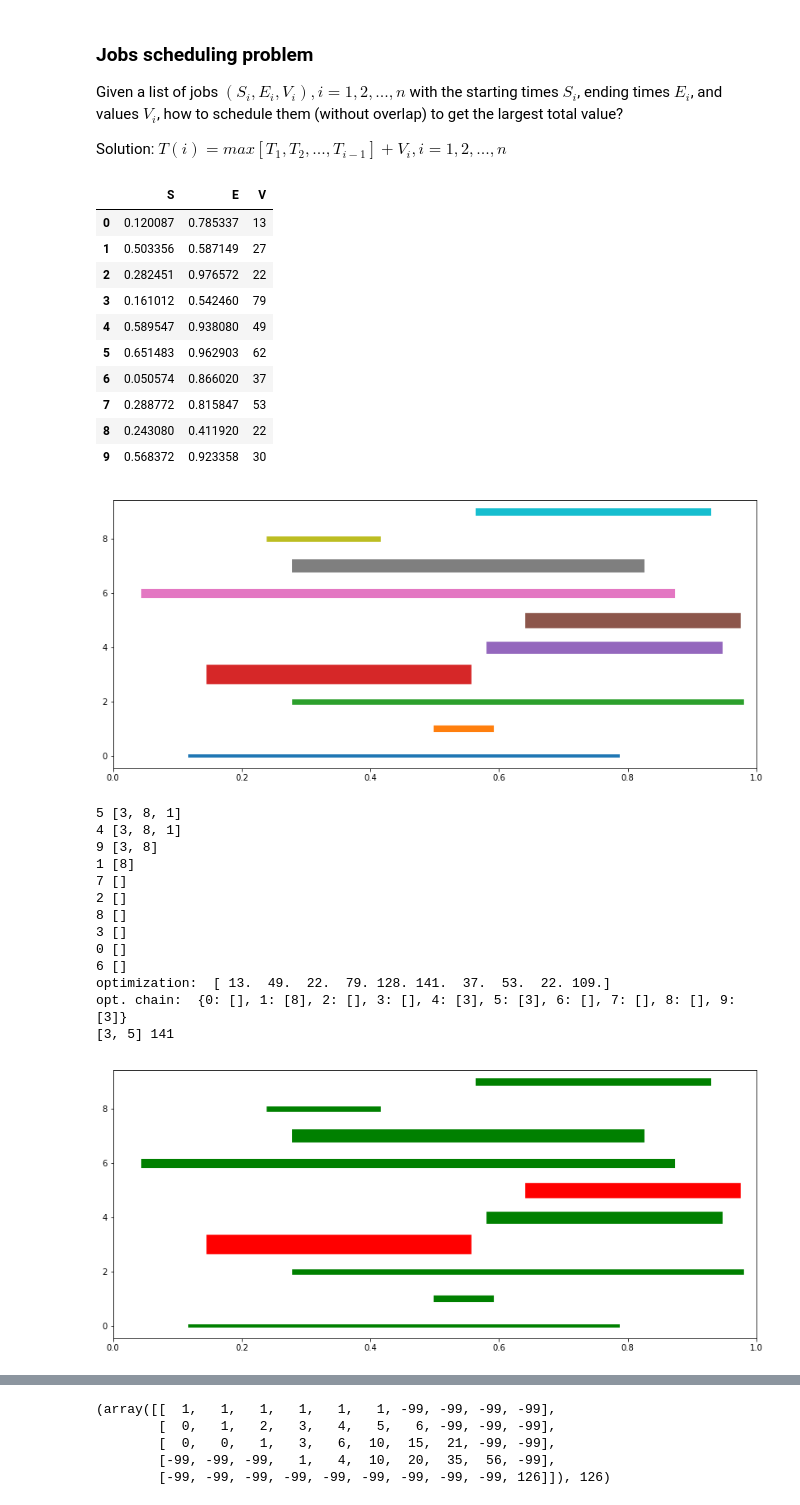
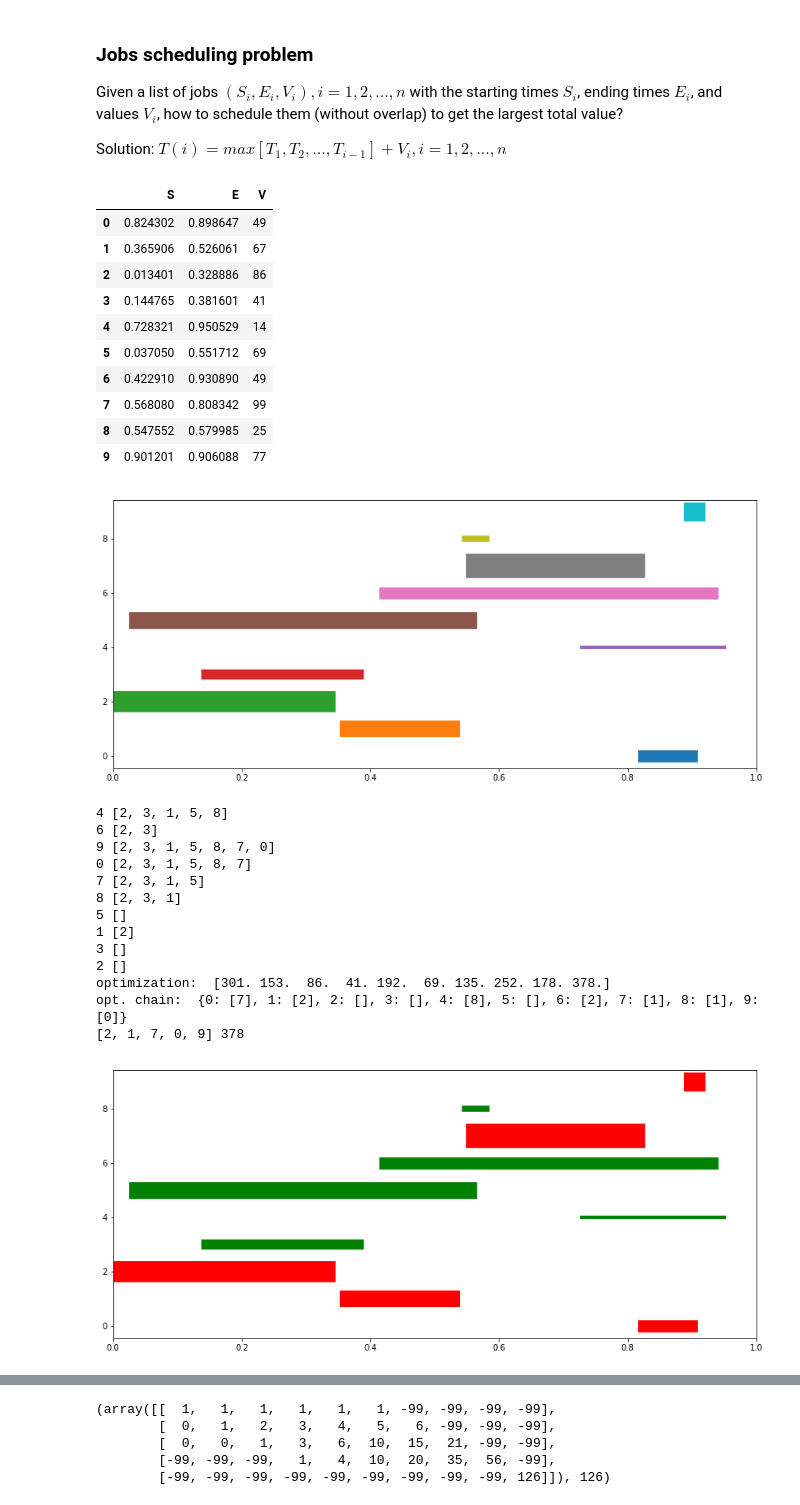
Before and after one commit to yhyoscar/sklearn-study, a Jupyter notebook: 20180325_DynamicProgramming/notes_DynamicProgramming.ipynb, the cells around one changed output, grey strips where cells are left out. Cells and saved outputs as stored; diff of their text form; code cells hidden in the pictures.

```diff
--- a/20180325_DynamicProgramming/notes_DynamicProgramming.ipynb
+++ b/20180325_DynamicProgramming/notes_DynamicProgramming.ipynb
@@ -71,7 +71,7 @@ def fib3(n):
         s0[i] = s0[i-1] + s0[i-2]
     return s0[n]
 
-n = 40
+n = 32
 for k in range(3):
     t0 = time.time()
     if k==0: x = fib1(n);
@@ -255,25 +255,29 @@ import numpy as np
 def jobs_random(n=10):
     jobs = {'S':[], 'E':[], 'V':[]}
     for i in range(n):
-        jobs['S'].append( np.random.uniform(low=0, high=1) )
-        jobs['E'].append( np.random.uniform(low=jobs['S'][-1], high=1) )
-        jobs['V'].append( int(np.random.uniform(low=1, high=100)) )
+        jobs['S'].append( np.random.uniform( \
+                            low=0, high=1) )
+        jobs['E'].append( np.random.uniform( \
+                    low=jobs['S'][-1], high=1) )
+        jobs['V'].append( \
+             int(np.random.uniform(low=1, high=100)) )
     return jobs
 
-jobs = pd.DataFrame( jobs_random(n=10), columns=['S', 'E', 'V'] )
+jobs = pd.DataFrame( jobs_random(n=10),
+                    columns=['S', 'E', 'V'] )
 jobs
 # %% [output]
 |  | S | E | V |
-| 0 | 0.120087 | 0.785337 | 13 |
-| 1 | 0.503356 | 0.587149 | 27 |
-| 2 | 0.282451 | 0.976572 | 22 |
-| 3 | 0.161012 | 0.542460 | 79 |
-| 4 | 0.589547 | 0.938080 | 49 |
-| 5 | 0.651483 | 0.962903 | 62 |
-| 6 | 0.050574 | 0.866020 | 37 |
-| 7 | 0.288772 | 0.815847 | 53 |
-| 8 | 0.243080 | 0.411920 | 22 |
-| 9 | 0.568372 | 0.923358 | 30 |
+| 0 | 0.824302 | 0.898647 | 49 |
+| 1 | 0.365906 | 0.526061 | 67 |
+| 2 | 0.013401 | 0.328886 | 86 |
+| 3 | 0.144765 | 0.381601 | 41 |
+| 4 | 0.728321 | 0.950529 | 14 |
+| 5 | 0.037050 | 0.551712 | 69 |
+| 6 | 0.422910 | 0.930890 | 49 |
+| 7 | 0.568080 | 0.808342 | 99 |
+| 8 | 0.547552 | 0.579985 | 25 |
+| 9 | 0.901201 | 0.906088 | 77 |
 # %%
 import matplotlib
 %matplotlib inline
@@ -281,18 +285,19 @@ import matplotlib.pyplot as plt
 
 plt.figure(figsize=(14,6))
 for i in range(10):
-    plt.plot([jobs['S'][i], jobs['E'][i]], [i, i], lw=30.0*jobs['V'][i]/100)
+    plt.plot([jobs['S'][i],
+      jobs['E'][i]], [i, i], lw=30.0*jobs['V'][i]/100)
 plt.xlim([0,1])
 plt.show()
 # %% [output]
-[figure, old version]
+[figure, new version]
 # %%
 # bottom-up approach
 def jobschedule_bottomup(jobs):
     n = len(jobs)
 
     # 1. Decomposite: establish the recursive table
-    sid = list(jobs.sort_values(['S']).index)
+    sid = list(jobs.sort_values(['E']).index)
     rt  = {i:[]  for i in range(n)}
     opt = np.zeros([n])
     chain = {i:[]  for i in range(n)}
@@ -308,7 +313,8 @@ def jobschedule_bottomup(jobs):
             opt[sid[i]] = jobs['V'][sid[i]]
         else:
             k = np.argmax(opt[rt[sid[i]]])
-            opt[sid[i]] = jobs['V'][sid[i]] + opt[rt[sid[i]]][k]
+            opt[sid[i]] = jobs['V'][sid[i]] + \
+                opt[rt[sid[i]]][k]
             chain[sid[i]].append(rt[sid[i]][k])
     bs = [np.argmax(opt)]
     while(len(chain[bs[-1]]) > 0):
@@ -320,27 +326,29 @@ def jobschedule_bottomup(jobs):
 bs, bv = jobschedule_bottomup(jobs)
 print(bs, bv)
 # %% [output]
-5 [3, 8, 1]
-4 [3, 8, 1]
-9 [3, 8]
-1 [8]
-7 []
+4 [2, 3, 1, 5, 8]
+6 [2, 3]
+9 [2, 3, 1, 5, 8, 7, 0]
+0 [2, 3, 1, 5, 8, 7]
+7 [2, 3, 1, 5]
+8 [2, 3, 1]
+5 []
+1 [2]
+3 []
 2 []
-8 []
-3 []
-0 []
-6 []
-optimization:  [ 13.  49.  22.  79. 128. 141.  37.  53.  22. 109.]
-opt. chain:  {0: [], 1: [8], 2: [], 3: [], 4: [3], 5: [3], 6: [], 7: [], 8: [], 9: [3]}
-[3, 5] 141
+optimization:  [301. 153.  86.  41. 192.  69. 135. 252. 178. 378.]
+opt. chain:  {0: [7], 1: [2], 2: [], 3: [], 4: [8], 5: [], 6: [2], 7: [1], 8: [1], 9: [0]}
+[2, 1, 7, 0, 9] 378
 # %%
 plt.figure(figsize=(14,6))
 for i in range(10):
     if i in bs: c='r'
     else: c = 'g'
-    plt.plot([jobs['S'][i], jobs['E'][i]], [i, i], lw=30.0*jobs['V'][i]/100, c=c)
+    plt.plot([jobs['S'][i], \
+          jobs['E'][i]], [i, i], \
+             lw=30.0*jobs['V'][i]/100, c=c)
 plt.xlim([0,1])
 plt.show()
 # %% [output]
-[figure, old version]
+[figure, new version]
 # %% [markdown]
```
Also changed, not shown: parts of 6 cells of this notebook, 1 other file.
